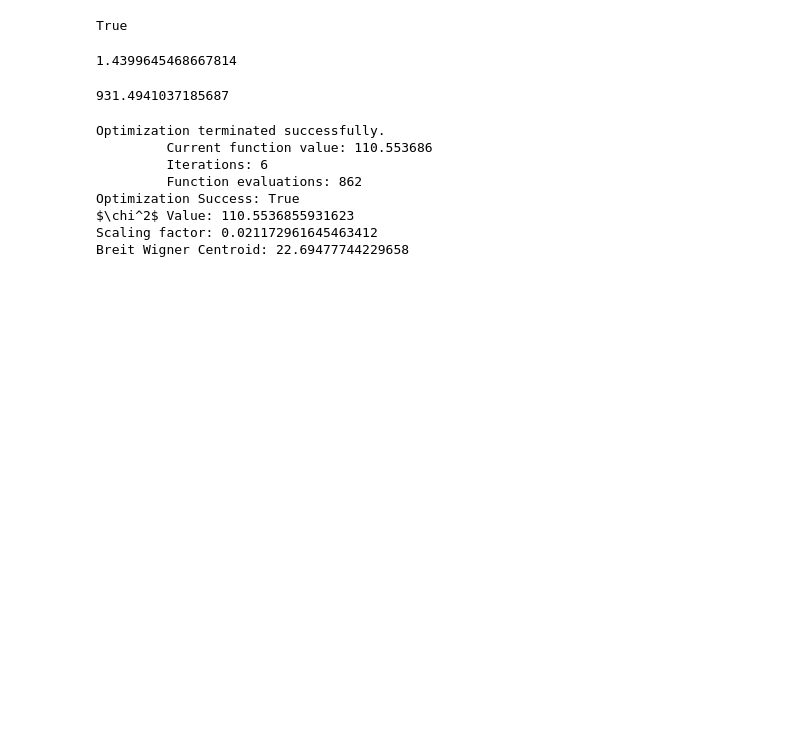
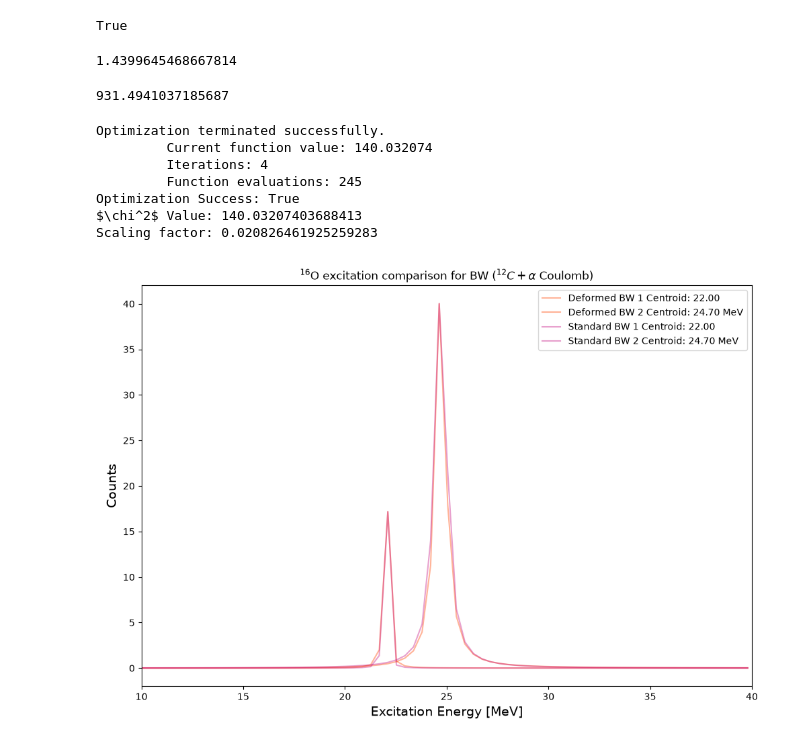
Before and after one commit to singhp99/spyral_notebooks, a Jupyter notebook: event_mixing_16O.ipynb, the cells around one changed output. Saved outputs shown, nothing was run; the diff lists cells and outputs as text; code cells hidden in the pictures; blank space fills up the shorter version.

Commit message:
working on fixing deformed bw (#2)

```diff
--- a/event_mixing_16O.ipynb
+++ b/event_mixing_16O.ipynb
@@ -1329,11 +1329,11 @@ def p_l_coul(l, E, Z1, Z2, mu, R):
 
     return P
 # %%
-def gamma_coulomb(E,l,centroid,width,Z1,Z2,mu,R):
+def gamma_coulomb(E,l,centroid,gamma_0,Z1,Z2,mu,R):
 
     P_E = p_l_coul(l,E,Z1,Z2,mu,R)
 
     P_E0 = p_l_coul(l,centroid,Z1,Z2,mu,R)
 
-    return width * P_E / P_E0
+    return gamma_0 * P_E / P_E0
 # %%
@@ -1380,16 +1380,16 @@ ratio_max = np.max(corr) / np.max(uncorr)
 uncorr_scaled_2 = uncorr
 
 
-guess = [ratio_max,0.72,100,22,0.06,100,24.5,0.5] #scale,shift,amplitude,centroid,width
+guess = [ratio_max,0.72,100,100] #scale,shift,amplitude,centroid,width
 
-bounds = [(0,None),(0,4),(0,None),(21.5,23),(0.01,0.6),(100,None),(24,25),(0.1,0.8)]  #scale,shift,amplitude,centroid,width,amplitude2,centroid2,width2
+bounds = [(0,None),(0,4),(0,None),(100,None)]  #scale,shift,amplitude,centroid,width,amplitude2,centroid2,width2
 
 hist_uncorr_bincenters = (hist_uncorr.bins[:-1] + hist_uncorr.bins[1:]) / 2
 
 result = minimize(
     total_fit,
     guess,
-    args=(corr,uncorr, hist_uncorr.bins,0,2,Z_ALPHA,Z_ALPHA,mu_4he,R_4he), #(params, corr, uncorr, bin_edges, l1, l2, Z1,Z2,mu,R )
+    args=(corr,uncorr, hist_uncorr.bins,3,4,Z_C12,Z_ALPHA,mu_c12,R_c12,22,24.7,0.06,0.5), #(params, corr, uncorr, bin_edges, l1, l2, Z1,Z2,mu,R,centroid,centroid2,gamma_0_1,gamma_0_2)
     method="Powell",
     bounds=bounds,
     options={'maxiter': 1000, 'disp': True}
@@ -1397,15 +1397,16 @@ result = minimize(
 
 print(f"Optimization Success: {result.success}")
 print(fr"$\chi^2$ Value: {result.fun}")
-opt_scale,opt_shift,opt_amplitude,opt_centroid,opt_width,opt_amplitude2,opt_centroid2,opt_width2 = result.x
+opt_scale,opt_shift,opt_amplitude,opt_amplitude2 = result.x
 print(f"Scaling factor: {opt_scale}")
-print(f"Breit Wigner Centroid: {opt_centroid}")
 
 
-bw_counts_1 = breit_wigner_coulomb(hist_uncorr.bins,opt_amplitude,0,opt_centroid,opt_width,Z_ALPHA,Z_ALPHA,mu_4he,R_4he)
-bw_counts_2 = breit_wigner_coulomb(hist_uncorr.bins,opt_amplitude2,2,opt_centroid2,opt_width2,Z_ALPHA,Z_ALPHA,mu_4he,R_4he)
 
+bw_counts_1 = breit_wigner_coulomb(hist_uncorr.bins,opt_amplitude,0,22,0.06,Z_C12,Z_ALPHA,mu_c12,R_c12)
+bw_counts_2 = breit_wigner_coulomb(hist_uncorr.bins,opt_amplitude2,2,24.7,0.6,Z_C12,Z_ALPHA,mu_c12,R_c12)
 
+bw_counts_1_std = breit_wigner(hist_uncorr.bins,opt_amplitude,22,0.06)
+bw_counts_2_std = breit_wigner(hist_uncorr.bins,opt_amplitude2,24.7,0.6)
 
 shifted_bins = hist_uncorr.bins + opt_shift#1.7143
 bin_centers = (shifted_bins[:-1] + shifted_bins[1:]) / 2
@@ -1417,13 +1418,61 @@ uncorr_fermi = uncorr_scaled_2*weight
 # # print(hist_uncorr.bins)
 # %% [output]
 Optimization terminated successfully.
-         Current function value: 110.553686
-         Iterations: 6
-         Function evaluations: 862
+         Current function value: 140.032074
+         Iterations: 4
+         Function evaluations: 245
 Optimization Success: True
-$\chi^2$ Value: 110.5536855931623
-Scaling factor: 0.021172961645463412
-Breit Wigner Centroid: 22.69477744229658
+$\chi^2$ Value: 140.03207403688413
+Scaling factor: 0.020826461925259283
+# %%
+fig, ax = plt.subplots(figsize=(10, 7))
+
+ratio_max_1 = np.max(bw_counts_1) / np.max(bw_counts_1_std)
+ratio_max_2 = np.max(bw_counts_2) / np.max(bw_counts_2_std)
+ax.plot(
+    hist_uncorr_bincenters,
+    bw_counts_1,
+    color="orangered",
+    alpha=0.4,
+    label=rf"Deformed BW 1 Centroid: {22.0:.2f}"
+)
+
+ax.plot(
+    hist_uncorr_bincenters,
+    bw_counts_2,
+    color="orangered",
+    alpha=0.4,
+    label=rf"Deformed BW 2 Centroid: {24.7:.2f} MeV"
+)
+
+ax.plot(
+    hist_uncorr_bincenters,
+    bw_counts_1_std * ratio_max_1,
+    color="mediumvioletred",
+    alpha=0.4,
+    label=rf"Standard BW 1 Centroid: {22.0:.2f}"
+)
+
+ax.plot(
+    hist_uncorr_bincenters,
+    bw_counts_2_std * ratio_max_2,
+    color="mediumvioletred",
+    alpha=0.4,
+    label=rf"Standard BW 2 Centroid: {24.7:.2f} MeV"
+)
+
+
+ax.set_xlabel("Excitation Energy [MeV]",fontsize=14)
+ax.set_ylabel("Counts",fontsize=14)
+ax.set_title(r"$^{{16}}$O excitation comparison for BW ($^{12}C + \alpha$ Coulomb)")
+# ax.set_title(rf"$^{{16}}$O excitation energy w/ {opt_shift:.2f} MeV Breit-Wigner comparison")
+ax.set_xlim(10, 40)
+ax.legend()
+
+plt.tight_layout()
+plt.show()
+# %% [output]
+[figure, added]
 # %%
 fig, ax = plt.subplots(figsize=(10, 7))
 
```
Also changed, not shown: parts of 6 cells of this notebook, 1 other file.
